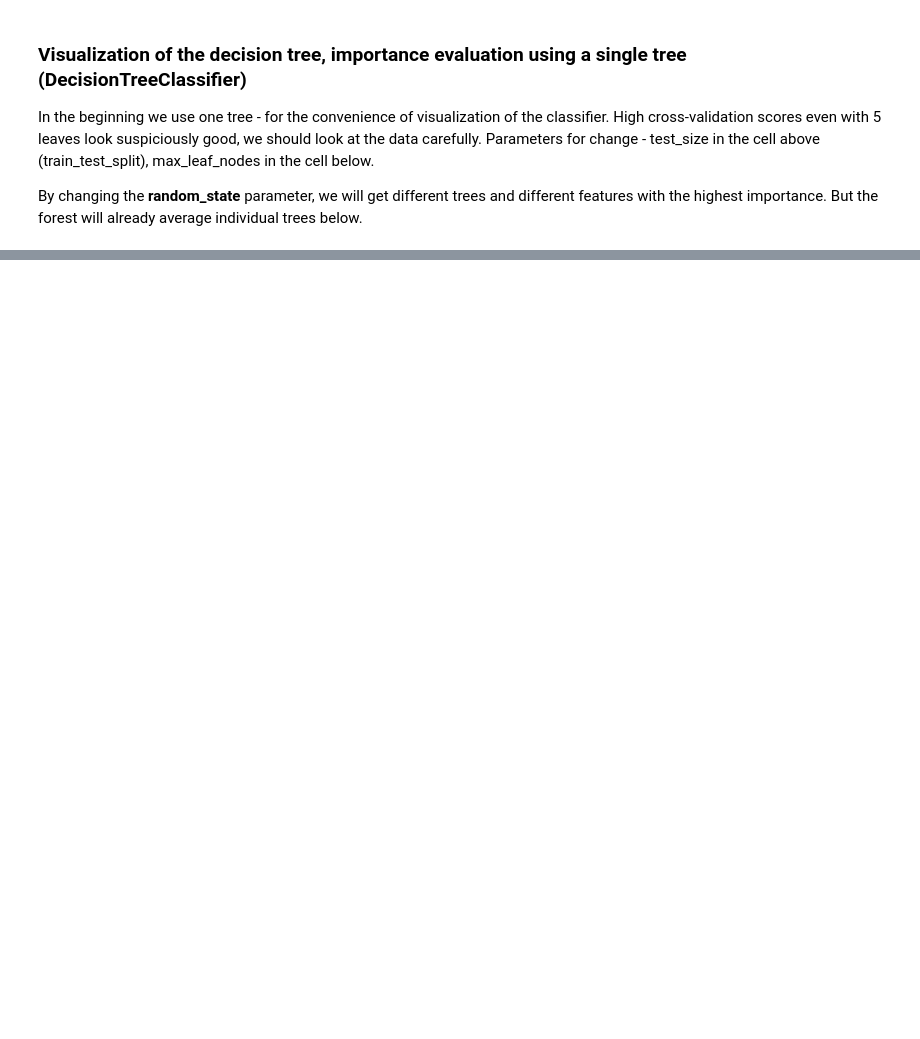
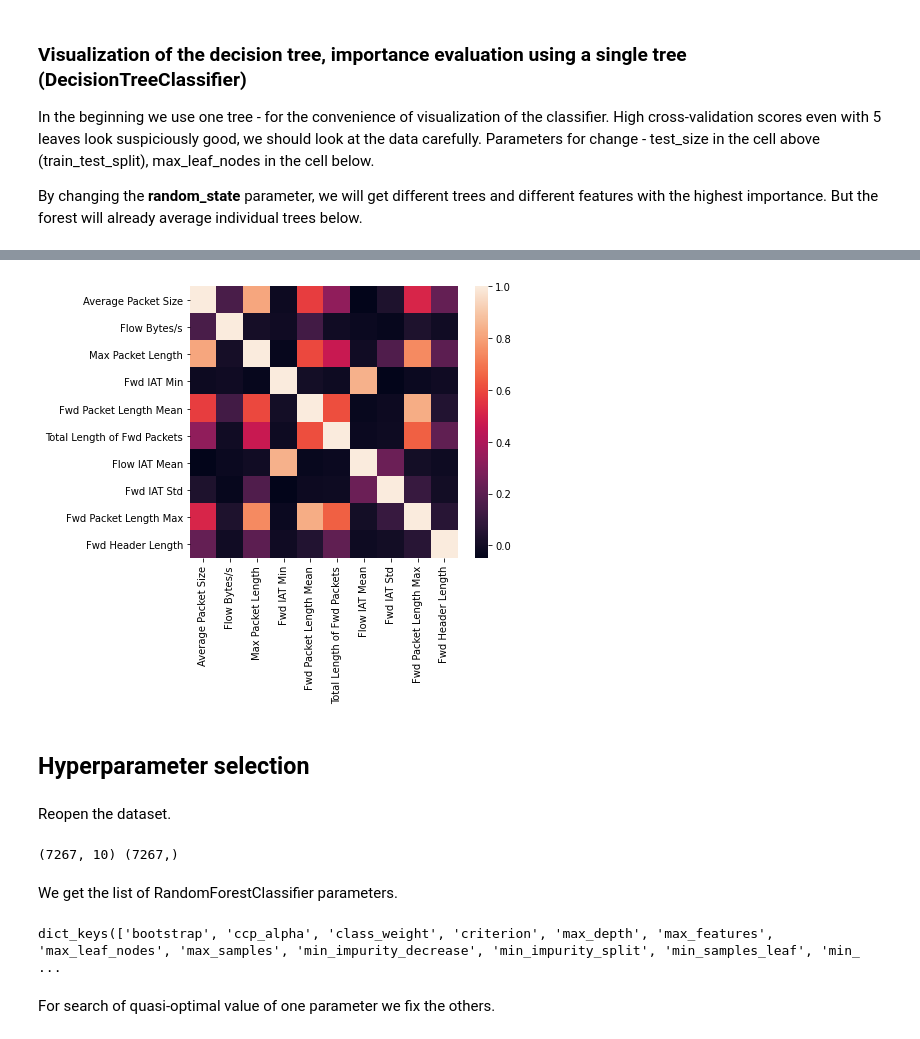
Before and after one commit to infosecdemos/ml-2020, a Jupyter notebook: ml-ids/web-attack-detection.ipynb, the cells around one changed output, grey strips where cells are left out. Drawn from its saved outputs; the diff is of its cells as text; code cells hidden in the pictures; blank space fills up the shorter version.

Commit message:
Update web-attack-detection notebook

```diff
--- a/ml-ids/web-attack-detection.ipynb
+++ b/ml-ids/web-attack-detection.ipynb
@@ -341,0 +563,5 @@ display(HTML(html))
+# %%
+to_be_removed = {'Packet Length Mean', 'Avg Fwd Segment Size', 'Subflow Fwd Bytes', 'Fwd Packets/s', 'Fwd IAT Total'}
+webattack_features = [item for item in webattack_features if item not in to_be_removed]
+webattack_features = webattack_features[:10]
+webattack_features
@@ -341,0 +579,29 @@ display(HTML(html))
+# %%
+corr_matrix = df[webattack_features].corr()
+plt.rcParams['figure.figsize'] = (6, 5)
+sns.heatmap(corr_matrix);
+# %% [output]
+[figure, added]
+# %% [markdown]
+## Hyperparameter selection
+# %% [markdown]
+Reopen the dataset.
+# %%
+from sklearn.model_selection import GridSearchCV
+
+df = pd.read_csv('web_attacks_balanced.csv')
+df['Label'] = df['Label'].apply(lambda x: 0 if x == 'BENIGN' else (0 if random.random() < 0 else 1))
+y = df['Label'].values
+X = df[webattack_features]
+print(X.shape, y.shape)
+# %% [output]
+(7267, 10) (7267,)
+# %% [markdown]
+We get the list of RandomForestClassifier parameters.
+# %%
+rfc = RandomForestClassifier(random_state=1)
+rfc.get_params().keys()
+# %% [output]
+dict_keys(['bootstrap', 'ccp_alpha', 'class_weight', 'criterion', 'max_depth', 'max_features', 'max_leaf_nodes', 'max_samples', 'min_impurity_decrease', 'min_impurity_split', 'min_samples_leaf', 'min_ ...
+# %% [markdown]
+For search of quasi-optimal value of one parameter we fix the others.
```
Also changed, not shown: parts of 84 cells of this notebook.
